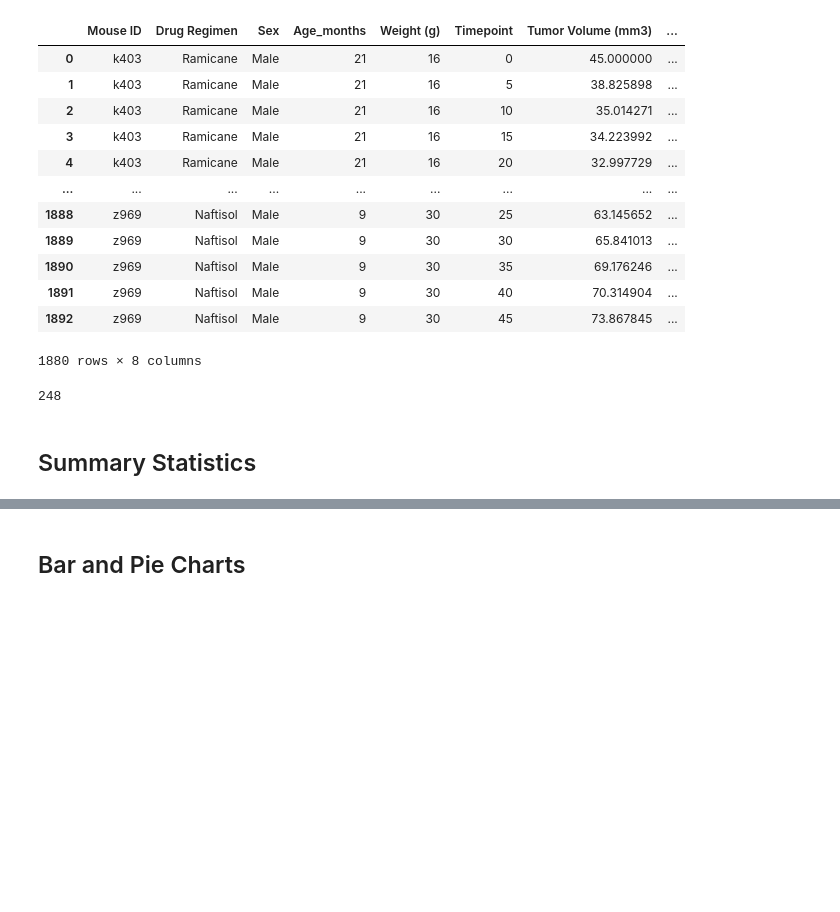
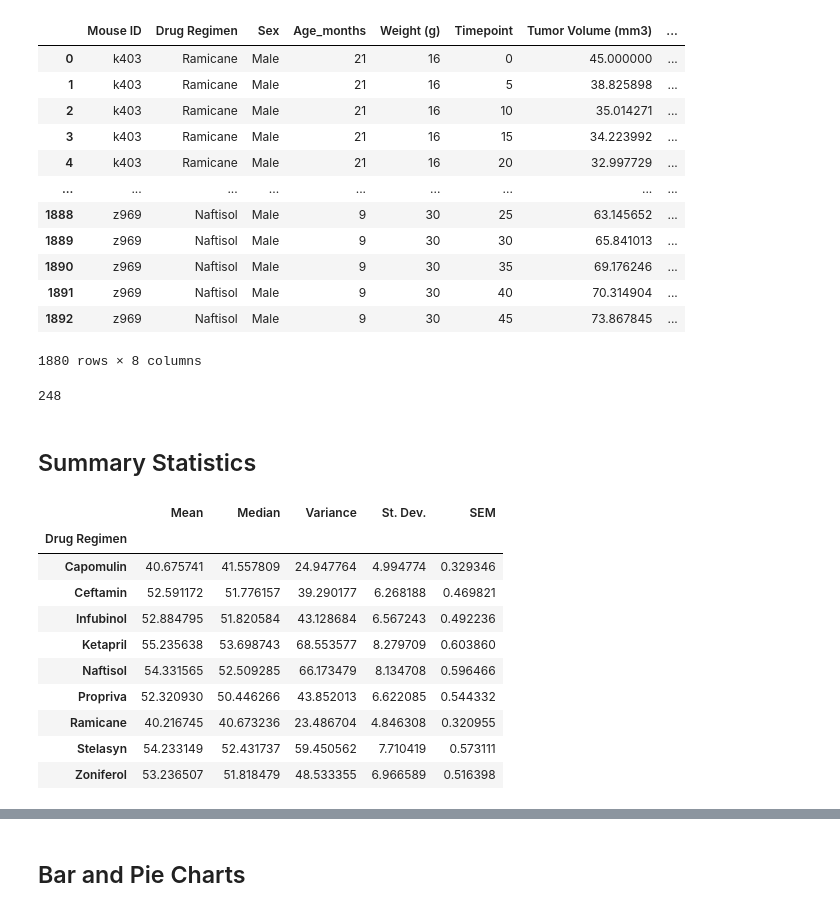
Before and after one commit to Grwat33/Matplotlib-challenge, a Jupyter notebook: Pymaceuticals/pymaceuticals_starter.ipynb, the cells around one changed output, grey strips where cells are left out. Saved outputs shown, nothing was run; the diff lists cells and outputs as text; code cells hidden in the pictures; blank space fills up the shorter version.

```diff
--- a/Pymaceuticals/pymaceuticals_starter.ipynb
+++ b/Pymaceuticals/pymaceuticals_starter.ipynb
@@ -93,2 +89,66 @@ len(clean_df.drop_duplicates(subset=['Mouse ID'], keep='first'))
+# %%
+# Generate a summary statistics table of mean, median, variance, standard deviation, and SEM of the tumor volume for each regimen
+# This method is the most straighforward, creating multiple series and putting them all together at the end.
+
+# Find unique drug regime names and set up data statistics
+regimens = clean_df["Drug Regimen"]
+regimens = regimens.unique()
+ramicane = clean_df.loc[clean_df['Drug Regimen'] == 'Ramicane']
+ramicane["Tumor Volume (mm3)"].mean()
+ramicanedata = ["Ramicane", ramicane["Tumor Volume (mm3)"].mean(), ramicane["Tumor Volume (mm3)"].median(), ramicane["Tumor Volume (mm3)"].var(), ramicane["Tumor Volume (mm3)"].std(), ramicane["Tumor Volume (mm3)"].sem()]
+capomulin = clean_df.loc[clean_df['Drug Regimen'] == 'Capomulin']
+capomulin["Tumor Volume (mm3)"].mean()
+capomulindata = ["Capomulin", capomulin["Tumor Volume (mm3)"].mean(), capomulin["Tumor Volume (mm3)"].median(), capomulin["Tumor Volume (mm3)"].var(), capomulin["Tumor Volume (mm3)"].std(), capomulin["Tumor Volume (mm3)"].sem()]
+infubinol = clean_df.loc[clean_df['Drug Regimen'] == 'Infubinol']
+infubinol["Tumor Volume (mm3)"].mean()
+infubinoldata = ["Infubinol", infubinol["Tumor Volume (mm3)"].mean(), infubinol["Tumor Volume (mm3)"].median(), infubinol["Tumor Volume (mm3)"].var(), infubinol["Tumor Volume (mm3)"].std(), infubinol["Tumor Volume (mm3)"].sem()]
+placebo = clean_df.loc[clean_df['Drug Regimen'] == 'Placebo']
+placebo["Tumor Volume (mm3)"].mean()
+placebodata = ["Placebo", placebo["Tumor Volume (mm3)"].mean(), placebo["Tumor Volume (mm3)"].median(), placebo["Tumor Volume (mm3)"].var(), placebo["Tumor Volume (mm3)"].std(), placebo["Tumor Volume (mm3)"].sem()]
+ceftamin = clean_df.loc[clean_df['Drug Regimen'] == 'Ceftamin']
+ceftamin["Tumor Volume (mm3)"].mean()
+ceftamindata = ["Ceftamin", ceftamin["Tumor Volume (mm3)"].mean(), ceftamin["Tumor Volume (mm3)"].median(), ceftamin["Tumor Volume (mm3)"].var(), ceftamin["Tumor Volume (mm3)"].std(), ceftamin["Tumor Volume (mm3)"].sem()]
+stelasyn = clean_df.loc[clean_df['Drug Regimen'] == 'Stelasyn']
+stelasyn["Tumor Volume (mm3)"].mean()
+stelasyndata = ["Stelasyn", stelasyn["Tumor Volume (mm3)"].mean(), stelasyn["Tumor Volume (mm3)"].median(), stelasyn["Tumor Volume (mm3)"].var(), stelasyn["Tumor Volume (mm3)"].std(), stelasyn["Tumor Volume (mm3)"].sem()]
+zoniferol = clean_df.loc[clean_df['Drug Regimen'] == 'Zoniferol']
+zoniferol["Tumor Volume (mm3)"].mean()
+zoniferoldata = ["Zoniferol", zoniferol["Tumor Volume (mm3)"].mean(), zoniferol["Tumor Volume (mm3)"].median(), zoniferol["Tumor Volume (mm3)"].var(), zoniferol["Tumor Volume (mm3)"].std(), zoniferol["Tumor Volume (mm3)"].sem()]
+ketapril = clean_df.loc[clean_df['Drug Regimen'] == 'Ketapril']
+ketapril["Tumor Volume (mm3)"].mean()
+ketaprildata = ["Ketapril", ketapril["Tumor Volume (mm3)"].mean(), ketapril["Tumor Volume (mm3)"].median(), ketapril["Tumor Volume (mm3)"].var(), ketapril["Tumor Volume (mm3)"].std(), ketapril["Tumor Volume (mm3)"].sem()]
+propriva = clean_df.loc[clean_df['Drug Regimen'] == 'Propriva']
+propriva["Tumor Volume (mm3)"].mean()
+proprivadata = ["Propriva", propriva["Tumor Volume (mm3)"].mean(), propriva["Tumor Volume (mm3)"].median(), propriva["Tumor Volume (mm3)"].var(), propriva["Tumor Volume (mm3)"].std(), propriva["Tumor Volume (mm3)"].sem()]
+naftisol = clean_df.loc[clean_df['Drug Regimen'] == 'Naftisol']
+naftisol["Tumor Volume (mm3)"].mean()
+naftisoldata = ["Naftisol", naftisol["Tumor Volume (mm3)"].mean(), naftisol["Tumor Volume (mm3)"].median(), naftisol["Tumor Volume (mm3)"].var(), naftisol["Tumor Volume (mm3)"].std(), naftisol["Tumor Volume (mm3)"].sem()]
+
+# Set up summary data frame
+statistics = [(ramicanedata),
+              (capomulindata),
+              (infubinoldata),
+              (ceftamindata),
+              (stelasyndata),
+              (zoniferoldata),
+              (ketaprildata),
+              (proprivadata),
+              (naftisoldata)]
+statistics1_df = pd.DataFrame(statistics,
+                         columns = ['Drug Regimen', 'Mean' , 'Median', 'Variance', 'St. Dev.', 'SEM'])
+statistics1_df = statistics1_df.set_index('Drug Regimen')
+statistics1_df.sort_values('Drug Regimen', ascending=True)
+# %% [output]
+|  | Mean | Median | Variance | St. Dev. | SEM |
+| Drug Regimen |  |  |  |  |  |
+| Capomulin | 40.675741 | 41.557809 | 24.947764 | 4.994774 | 0.329346 |
+| Ceftamin | 52.591172 | 51.776157 | 39.290177 | 6.268188 | 0.469821 |
+| Infubinol | 52.884795 | 51.820584 | 43.128684 | 6.567243 | 0.492236 |
+| Ketapril | 55.235638 | 53.698743 | 68.553577 | 8.279709 | 0.603860 |
+| Naftisol | 54.331565 | 52.509285 | 66.173479 | 8.134708 | 0.596466 |
+| Propriva | 52.320930 | 50.446266 | 43.852013 | 6.622085 | 0.544332 |
+| Ramicane | 40.216745 | 40.673236 | 23.486704 | 4.846308 | 0.320955 |
+| Stelasyn | 54.233149 | 52.431737 | 59.450562 | 7.710419 | 0.573111 |
+| Zoniferol | 53.236507 | 51.818479 | 48.533355 | 6.966589 | 0.516398 |
 # %%
 # Generate a summary statistics table of mean, median, variance, standard deviation, and SEM of the tumor volume for each regimen
```
Also changed, not shown: parts of 3 cells of this notebook.
